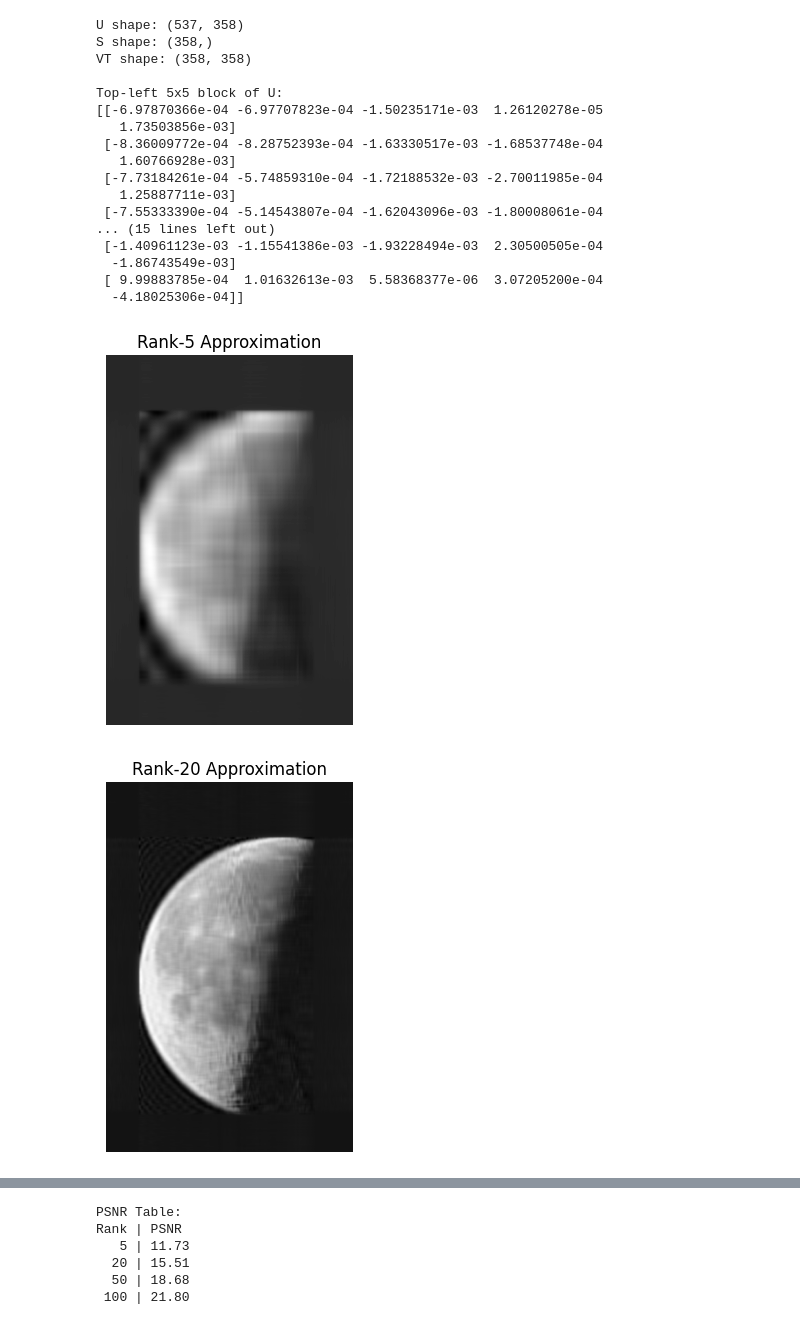
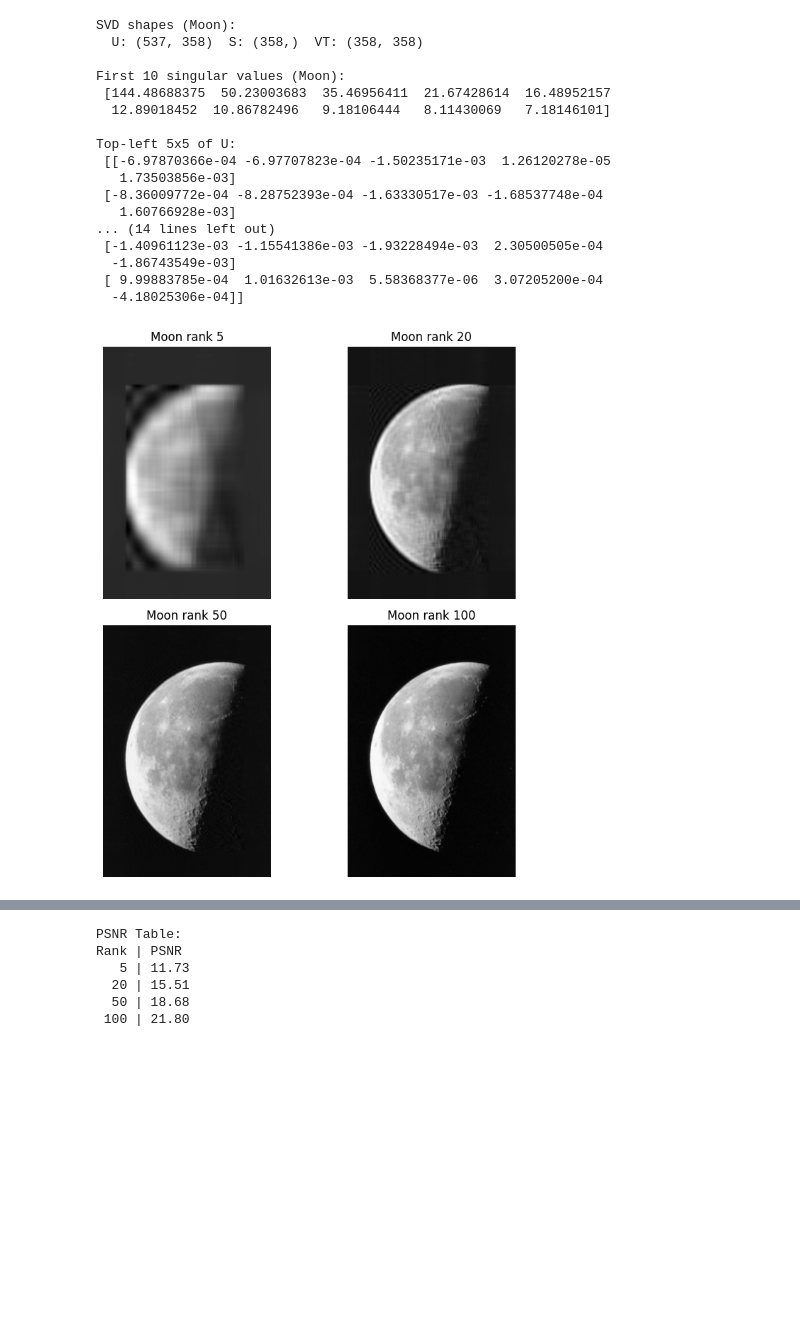
Before and after one commit to dalala333/ma4222, a Jupyter notebook: mini_project_1.ipynb, the cells around one changed output, grey strips where cells are left out. Saved outputs shown, nothing was run; the diff lists cells and outputs as text; code cells hidden in the pictures; blank space fills up the shorter version.

```diff
--- a/mini_project_1.ipynb
+++ b/mini_project_1.ipynb
@@ -40,30 +44,26 @@ Top-left 5x5 pixel block:
 
 U, S, VT = np.linalg.svd(moon, full_matrices=False)
 
-print("U shape:", U.shape)
-print("S shape:", S.shape)
-print("VT shape:", VT.shape)
+print("\nSVD shapes (Moon):")
+print("  U:", U.shape, " S:", S.shape, " VT:", VT.shape)
 
-print("\nTop-left 5x5 block of U:")
-print(U[:5, :5])
-print("\nFirst 10 singular values:")
-print(S[:10])
-print("\nTop-left 5x5 block of VT:")
-print(VT[:5, :5])
+print("\nFirst 10 singular values (Moon):\n", S[:10])
+print("\nTop-left 5x5 of U:\n", U[:5, :5])
+print("\nTop-left 5x5 of VT:\n", VT[:5, :5])
 # %% [output]
-U shape: (537, 358)
-S shape: (358,)
-VT shape: (358, 358)
+SVD shapes (Moon):
+  U: (537, 358)  S: (358,)  VT: (358, 358)
 
-Top-left 5x5 block of U:
-[[-6.97870366e-04 -6.97707823e-04 -1.50235171e-03  1.26120278e-05
+First 10 singular values (Moon):
+ [144.48688375  50.23003683  35.46956411  21.67428614  16.48952157
+  12.89018452  10.86782496   9.18106444   8.11430069   7.18146101]
+
+Top-left 5x5 of U:
+ [[-6.97870366e-04 -6.97707823e-04 -1.50235171e-03  1.26120278e-05
    1.73503856e-03]
  [-8.36009772e-04 -8.28752393e-04 -1.63330517e-03 -1.68537748e-04
    1.60766928e-03]
- [-7.73184261e-04 -5.74859310e-04 -1.72188532e-03 -2.70011985e-04
-   1.25887711e-03]
- [-7.55333390e-04 -5.14543807e-04 -1.62043096e-03 -1.80008061e-04
-... (15 lines left out)
+... (14 lines left out)
  [-1.40961123e-03 -1.15541386e-03 -1.93228494e-03  2.30500505e-04
   -1.86743549e-03]
  [ 9.99883785e-04  1.01632613e-03  5.58368377e-06  3.07205200e-04
@@ -72,20 +72,20 @@ Top-left 5x5 block of U:
 # e. Low-rank approximation
 
 def low_rank_approx(U, S, VT, k):
-    return (U[:, :k] @ np.diag(S[:k]) @ VT[:k, :])
+    Uk, Sk, VTk = U[:, :k], S[:k], VT[:k, :]
+    return (Uk * Sk) @ VTk
 # %%
 # f. Compress using different ranks
 
 ranks = [5, 20, 50, 100]
-compressed_images = []
 
-for k in ranks:
+fig, axes = plt.subplots(2, 2, figsize=(8, 8))
+for ax, k in zip(axes.ravel(), ranks):
     Ak = low_rank_approx(U, S, VT, k)
-    compressed_images.append(Ak)
-    plt.imshow(Ak, cmap="gray")
-    plt.title(f"Rank-{k} Approximation")
-    plt.axis("off")
-    plt.show()
+    ax.imshow(Ak, cmap="gray"); ax.set_title(f"Moon rank {k}"); ax.axis("off")
+    plt.imsave(f"moon_rank_{k}.png", Ak, cmap="gray")
+plt.tight_layout()
+plt.savefig("moon_compressed_2x2.png", dpi=200, bbox_inches="tight")
+plt.show()
 # %% [output]
-[figure, old version]
+[figure, new version]
-[figure, removed]
```
Also changed, not shown: parts of 13 cells of this notebook, 14 other files.
